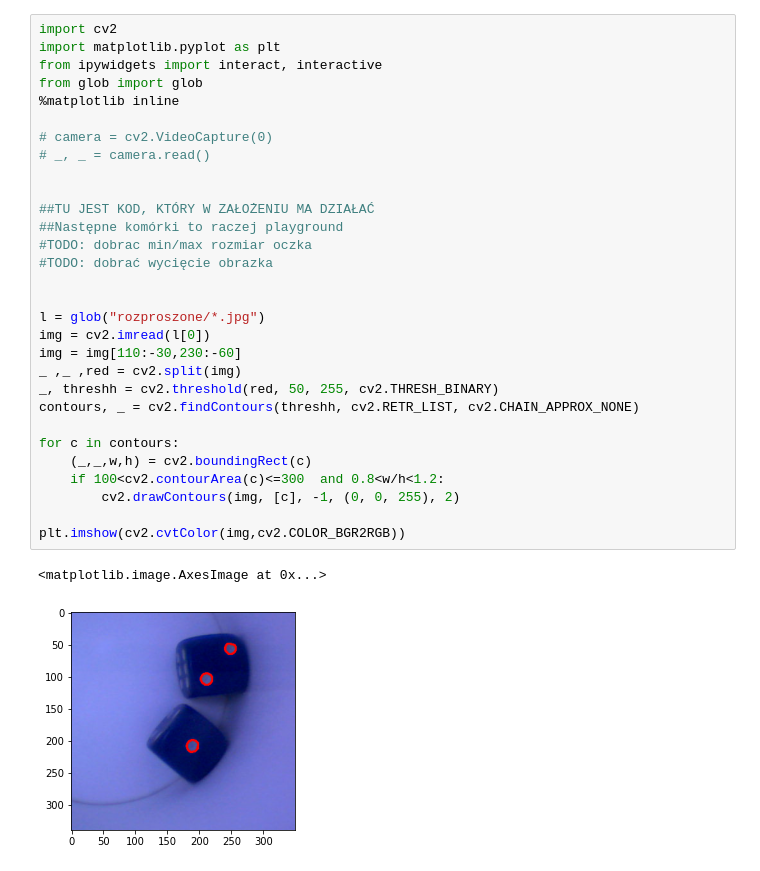
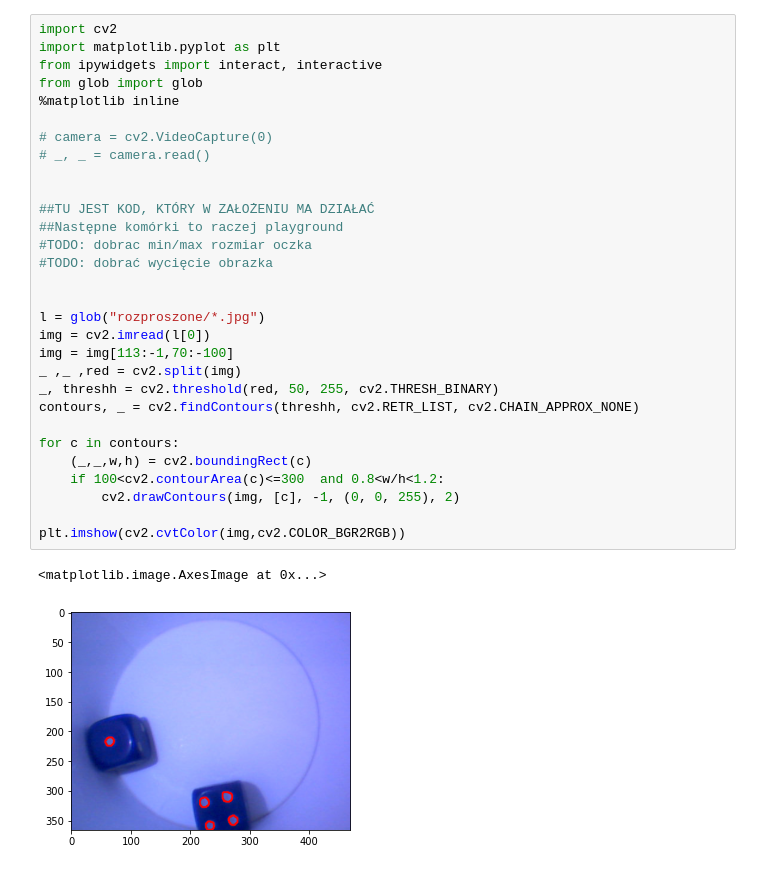
Before and after one commit to MichalKwarta/SW, a Jupyter notebook: jupiter.ipynb, the cells around one changed output. Cells and saved outputs as stored; diff of their text form.

```diff
--- a/jupiter.ipynb
+++ b/jupiter.ipynb
@@ -2,34 +2,34 @@
 import cv2
 import matplotlib.pyplot as plt
 from ipywidgets import interact, interactive
 from glob import glob
 %matplotlib inline
 
 # camera = cv2.VideoCapture(0)
 # _, _ = camera.read()
 
 
 ##TU JEST KOD, KTÓRY W ZAŁOŻENIU MA DZIAŁAĆ
 ##Następne komórki to raczej playground
 #TODO: dobrac min/max rozmiar oczka
 #TODO: dobrać wycięcie obrazka
 
 
 l = glob("rozproszone/*.jpg")
 img = cv2.imread(l[0])
-img = img[110:-30,230:-60]
+img = img[113:-1,70:-100]
 _ ,_ ,red = cv2.split(img)
 _, threshh = cv2.threshold(red, 50, 255, cv2.THRESH_BINARY)
 contours, _ = cv2.findContours(threshh, cv2.RETR_LIST, cv2.CHAIN_APPROX_NONE)
 
 for c in contours:
     (_,_,w,h) = cv2.boundingRect(c)
     if 100<cv2.contourArea(c)<=300  and 0.8<w/h<1.2:
         cv2.drawContours(img, [c], -1, (0, 0, 255), 2)
 
 plt.imshow(cv2.cvtColor(img,cv2.COLOR_BGR2RGB))
 # %% [output]
 <matplotlib.image.AxesImage at 0x...>
-[figure, old version]
+[figure, new version]
 # %%
 #tool do znajdowania odpowiedniego wycięcia
```
Also changed, not shown: parts of 3 cells of this notebook, 7 other files.
